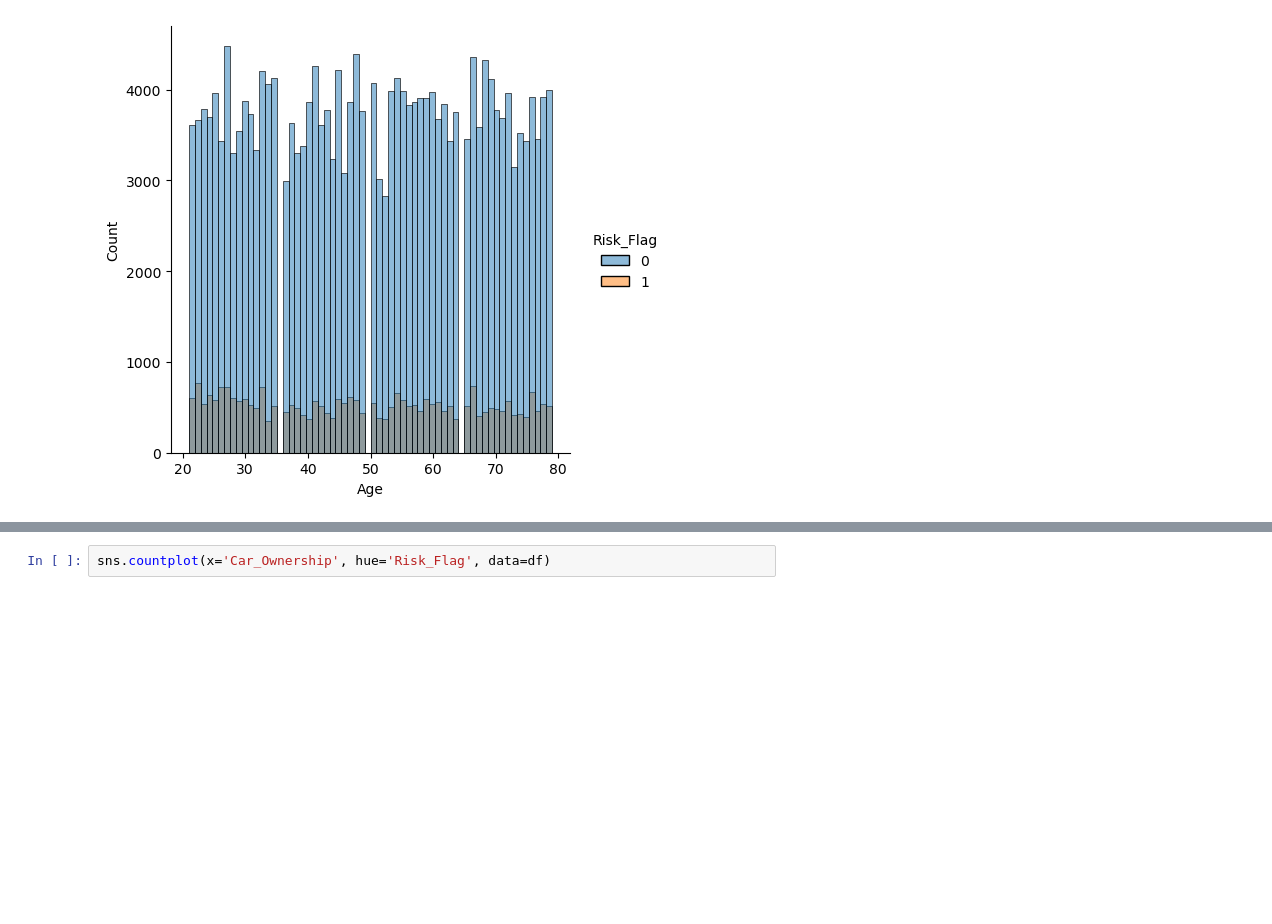
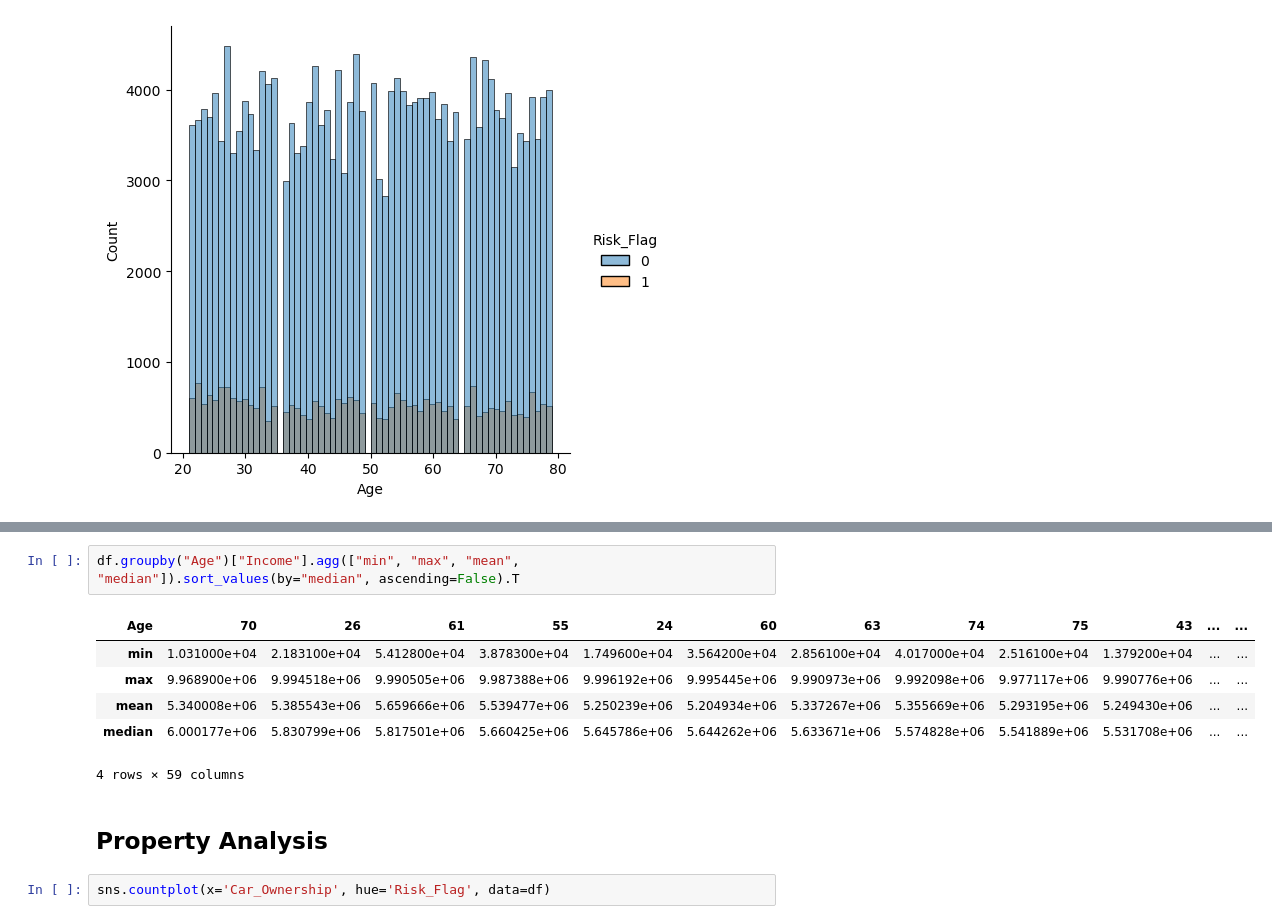
Before and after one commit to Gabinson200/CITI_2023_Summer_Intern, a Jupyter notebook: defult_data_visualization0.1.ipynb, the cells around one changed output, grey strips where cells are left out. Cells and saved outputs as stored; diff of their text form; blank space fills up the shorter version.

```diff
--- a/defult_data_visualization0.1.ipynb
+++ b/defult_data_visualization0.1.ipynb
@@ -59,3 +79,14 @@ sns.displot(data = df, x = df.Age, hue = df.Risk_Flag)
+# %%
+df.groupby("Age")["Income"].agg(["min", "max", "mean", "median"]).sort_values(by="median", ascending=False).T
+# %% [output]
+| Age | 70 | 26 | 61 | 55 | 24 | 60 | 63 | 74 | 75 | 43 | ... | ... |
+| min | 1.031000e+04 | 2.183100e+04 | 5.412800e+04 | 3.878300e+04 | 1.749600e+04 | 3.564200e+04 | 2.856100e+04 | 4.017000e+04 | 2.516100e+04 | 1.379200e+04 | ... | ... |
+| max | 9.968900e+06 | 9.994518e+06 | 9.990505e+06 | 9.987388e+06 | 9.996192e+06 | 9.995445e+06 | 9.990973e+06 | 9.992098e+06 | 9.977117e+06 | 9.990776e+06 | ... | ... |
+| mean | 5.340008e+06 | 5.385543e+06 | 5.659666e+06 | 5.539477e+06 | 5.250239e+06 | 5.204934e+06 | 5.337267e+06 | 5.355669e+06 | 5.293195e+06 | 5.249430e+06 | ... | ... |
+| median | 6.000177e+06 | 5.830799e+06 | 5.817501e+06 | 5.660425e+06 | 5.645786e+06 | 5.644262e+06 | 5.633671e+06 | 5.574828e+06 | 5.541889e+06 | 5.531708e+06 | ... | ... |
+4 rows × 59 columns
+# %% [markdown]
+## Property Analysis
 # %%
 sns.countplot(x='Car_Ownership', hue='Risk_Flag', data=df)
 # %% [output]
```
Also changed, not shown: parts of 11 cells of this notebook.
